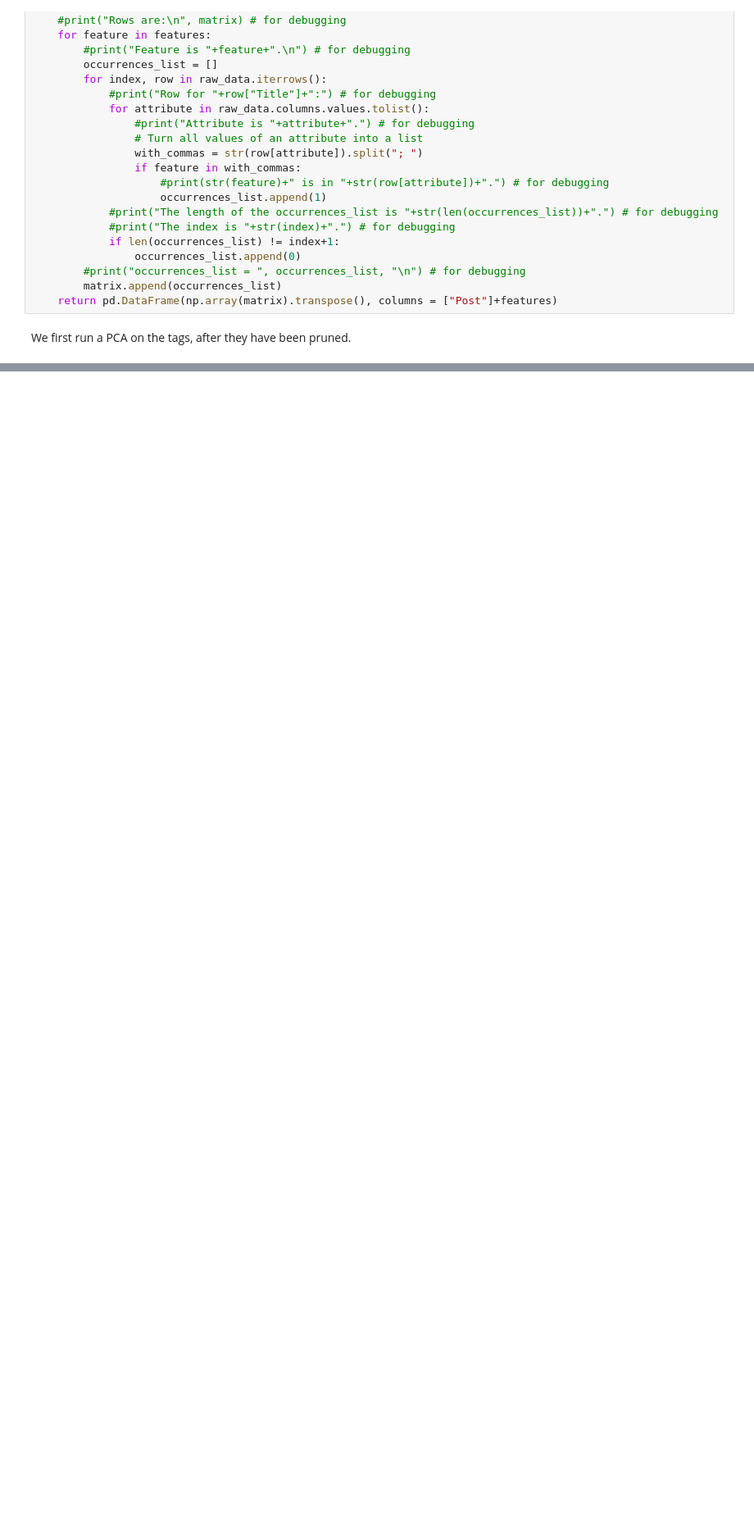
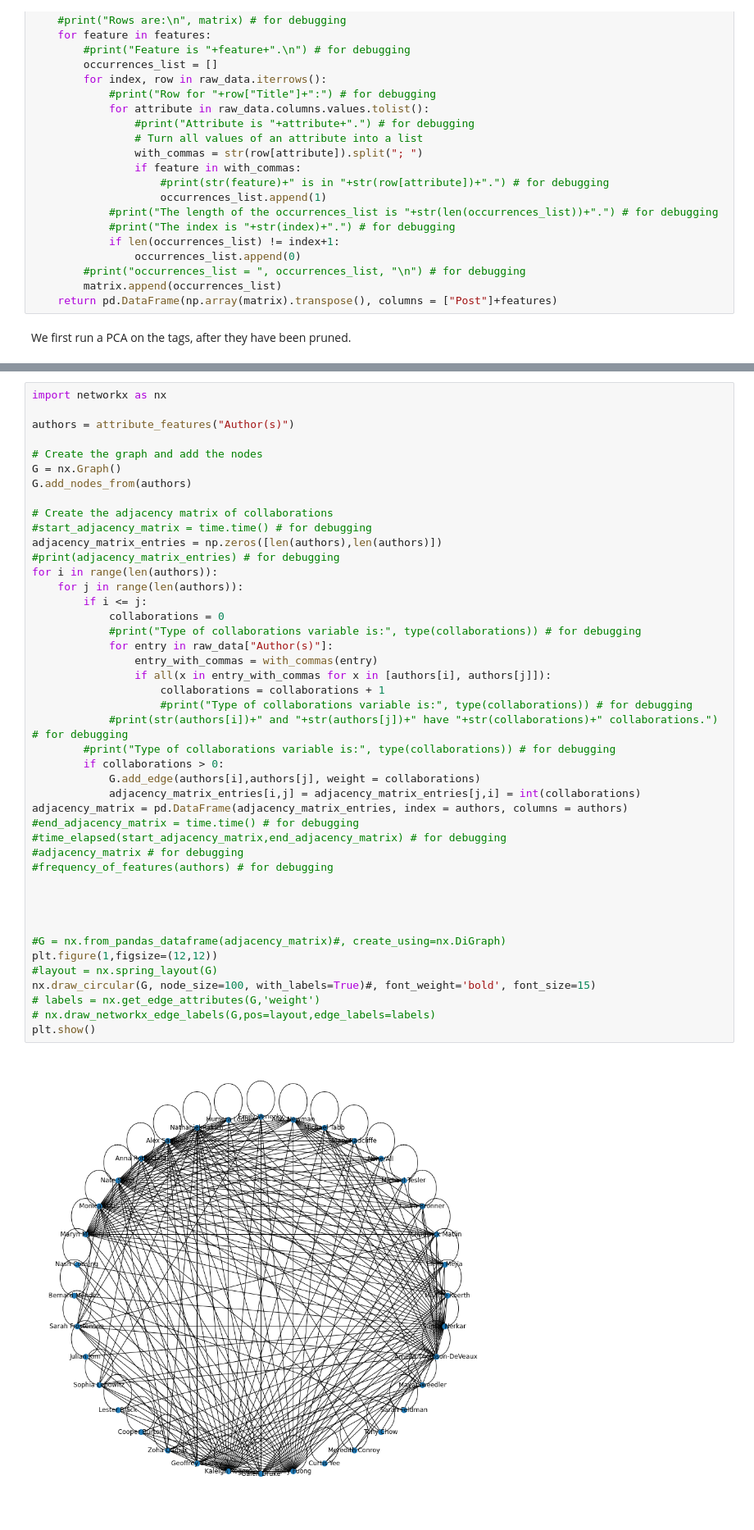
Before and after one commit to wh33les/538Project, a Jupyter notebook: DataExploration.ipynb, the cells around one changed output, grey strips where cells are left out. Shown at 82% size. Saved outputs shown, nothing was run; the diff lists cells and outputs as text; blank space fills up the shorter version.

```diff
--- a/DataExploration.ipynb
+++ b/DataExploration.ipynb
@@ -252,0 +376,46 @@ Final tags are ['Democrats', 'Joe Biden', 'Debt Ceiling', 'House of Representati
+# %%
+import networkx as nx
+
+authors = attribute_features("Author(s)")
+
+# Create the graph and add the nodes
+G = nx.Graph()
+G.add_nodes_from(authors)
+
+# Create the adjacency matrix of collaborations
+#start_adjacency_matrix = time.time() # for debugging
+adjacency_matrix_entries = np.zeros([len(authors),len(authors)])
+#print(adjacency_matrix_entries) # for debugging
+for i in range(len(authors)):
+    for j in range(len(authors)):
+        if i <= j:
+            collaborations = 0
+            #print("Type of collaborations variable is:", type(collaborations)) # for debugging
+            for entry in raw_data["Author(s)"]:
+                entry_with_commas = with_commas(entry)
+                if all(x in entry_with_commas for x in [authors[i], authors[j]]):
+                    collaborations = collaborations + 1
+                    #print("Type of collaborations variable is:", type(collaborations)) # for debugging
+            #print(str(authors[i])+" and "+str(authors[j])+" have "+str(collaborations)+" collaborations.") # for debugging
+        #print("Type of collaborations variable is:", type(collaborations)) # for debugging
+        if collaborations > 0:
+            G.add_edge(authors[i],authors[j], weight = collaborations)
+            adjacency_matrix_entries[i,j] = adjacency_matrix_entries[j,i] = int(collaborations)
+adjacency_matrix = pd.DataFrame(adjacency_matrix_entries, index = authors, columns = authors)
+#end_adjacency_matrix = time.time() # for debugging
+#time_elapsed(start_adjacency_matrix,end_adjacency_matrix) # for debugging
+#adjacency_matrix # for debugging
+#frequency_of_features(authors) # for debugging
+
+
+
+
+#G = nx.from_pandas_dataframe(adjacency_matrix)#, create_using=nx.DiGraph)
+plt.figure(1,figsize=(12,12))
+#layout = nx.spring_layout(G)
+nx.draw_circular(G, node_size=100, with_labels=True)#, font_weight='bold', font_size=15)
+# labels = nx.get_edge_attributes(G,'weight')
+# nx.draw_networkx_edge_labels(G,pos=layout,edge_labels=labels)
+plt.show()
+# %% [output]
+[figure, added]
```
Also changed, not shown: parts of 17 cells of this notebook, 6 other files.
